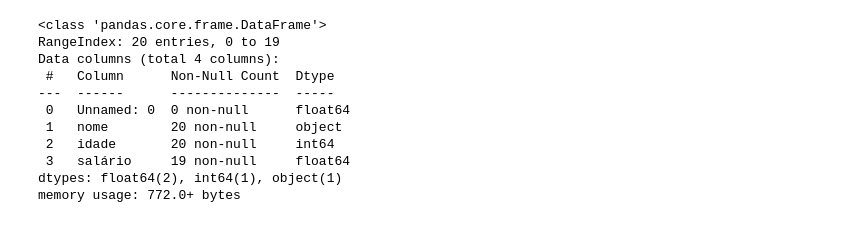
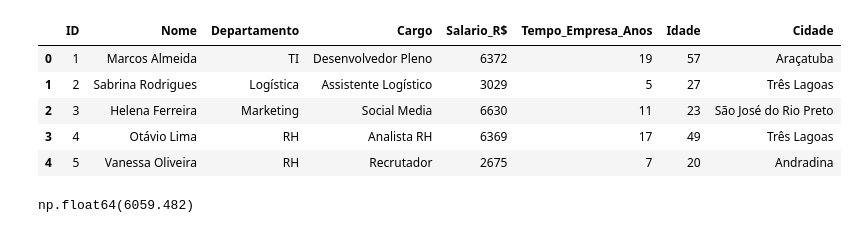
Before and after one commit to kennedy1907big/aula_analise-de-dados, a Jupyter notebook: Conheça_o_Colab.ipynb, the cells around one changed output. Cells and saved outputs as stored; diff of their text form; code cells hidden in the pictures.

```diff
--- a/Conheça_o_Colab.ipynb
+++ b/Conheça_o_Colab.ipynb
@@ -45,14 +3,17 @@ df.tail()
-# %%
-df.info()
-# %% [output]
-<class 'pandas.core.frame.DataFrame'>
-RangeIndex: 20 entries, 0 to 19
-Data columns (total 4 columns):
- #   Column      Non-Null Count  Dtype
----  ------      --------------  -----
- 0   Unnamed: 0  0 non-null      float64
- 1   nome        20 non-null     object
- 2   idade       20 non-null     int64
- 3   salário     19 non-null     float64
-dtypes: float64(2), int64(1), object(1)
-memory usage: 772.0+ bytes
+# %%
+import pandas as pd
+
+
+df = pd.read_excel('dataset_salarios_empresa.xlsx')
+df.head() #Exibe as primeiras linhas
+# %% [output]
+|  | ID | Nome | Departamento | Cargo | Salario_R$ | Tempo_Empresa_Anos | Idade | Cidade |
+| 0 | 1 | Marcos Almeida | TI | Desenvolvedor Pleno | 6372 | 19 | 57 | Araçatuba |
+| 1 | 2 | Sabrina Rodrigues | Logística | Assistente Logístico | 3029 | 5 | 27 | Três Lagoas |
+| 2 | 3 | Helena Ferreira | Marketing | Social Media | 6630 | 11 | 23 | São José do Rio Preto |
+| 3 | 4 | Otávio Lima | RH | Analista RH | 6369 | 17 | 49 | Três Lagoas |
+| 4 | 5 | Vanessa Oliveira | RH | Recrutador | 2675 | 7 | 20 | Andradina |
+# %%
+df["Salario_R$"].mean()
+# %% [output]
+np.float64(6059.482)
```
Also changed, not shown: parts of 19 cells of this notebook.
